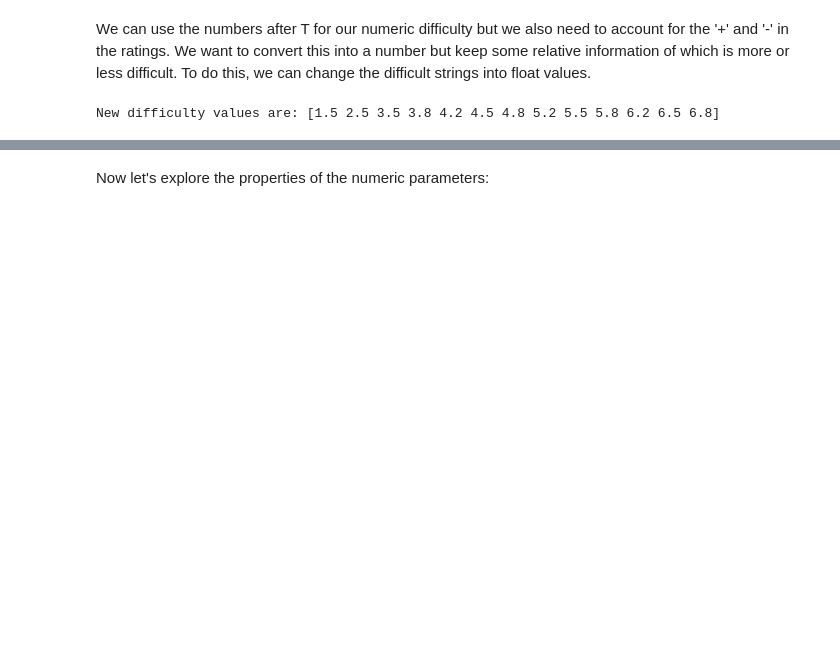
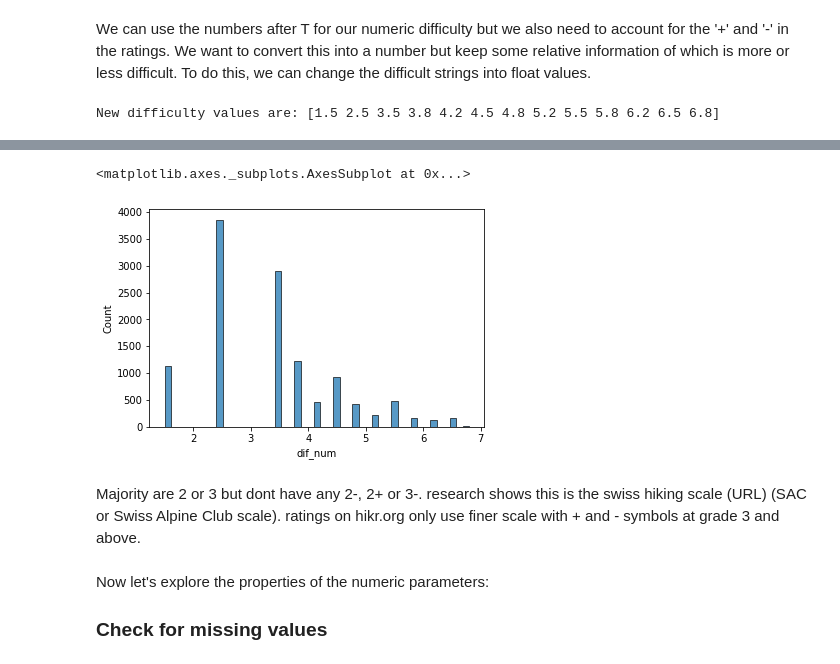
Before and after one commit to EmmaKLofthouse/hiking-trails, a Jupyter notebook: predict_time.ipynb, the cells around one changed output, grey strips where cells are left out. Drawn from its saved outputs; the diff is of its cells as text; code cells hidden in the pictures; blank space fills up the shorter version.

```diff
--- a/predict_time.ipynb
+++ b/predict_time.ipynb
@@ -116,2 +151,11 @@ New difficulty values are: [1.5 2.5 3.5 3.8 4.2 4.5 4.8 5.2 5.5 5.8 6.2 6.5 6.8]
+# %%
+sns.histplot(df.dif_num)
+# %% [output]
+<matplotlib.axes._subplots.AxesSubplot at 0x...>
+[figure, added]
+# %% [markdown]
+Majority are 2 or 3 but dont have any 2-, 2+ or 3-. research shows this is the swiss hiking scale (URL) (SAC or Swiss Alpine Club scale). ratings on hikr.org only use finer scale with + and - symbols at grade 3 and above.
 # %% [markdown]
 Now let's explore the properties of the numeric parameters:
+
+### Check for missing values
```
Also changed, not shown: parts of 30 cells of this notebook.
